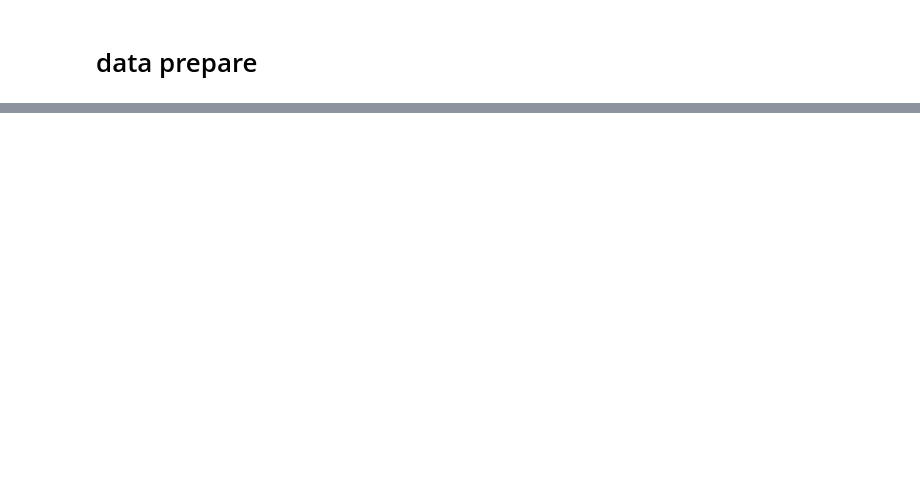
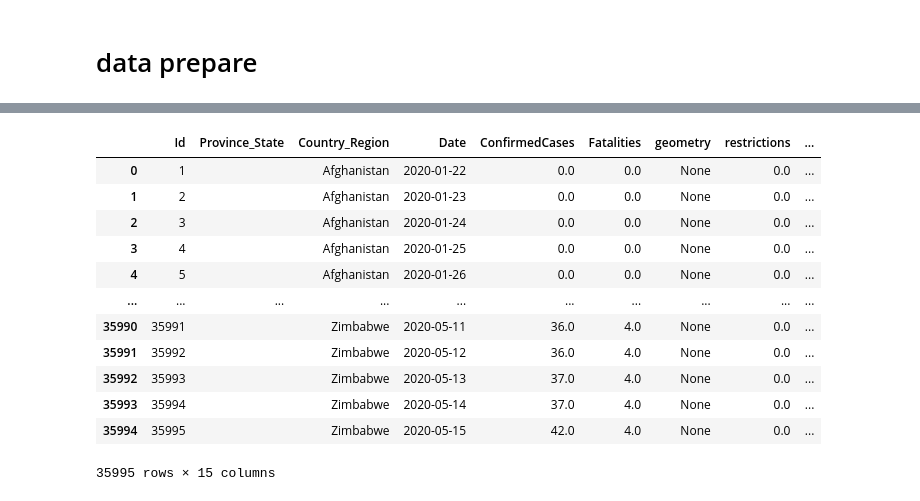
Before and after one commit to liuyixin-louis/dl_learning, a Jupyter notebook: kaggle/cov-19/RNN/rnn.ipynb, the cells around one changed output, grey strips where cells are left out. Cells and saved outputs as stored; diff of their text form; code cells hidden in the pictures; blank space fills up the shorter version.

```diff
--- a/kaggle/cov-19/RNN/rnn.ipynb
+++ b/kaggle/cov-19/RNN/rnn.ipynb
@@ -40,7 +40,7 @@ train_df["Fatalities"] = train_df["Fatalities"].astype("float")
 train_df["Country_Region"] = [ row.Country_Region.replace("'","").strip(" ") if row.Province_State=="" else str(row.Country_Region+"_"+row.Province_State).replace("'","").strip(" ") for idx,row in train_df.iterrows()]
 # %%
 #Still using the enriched data from week 2 as there is everything required for the model's training
-extra_data_df = gpd.read_file("/kaggle/input/enriched-covid-19-week2/enriched_covid_19_week_2.csv")
+extra_data_df = gpd.read_file("/home/young/liuyixin/dl_learning/material/dataset/cov-19-global-predict/enriched_covid_19_week_2.csv")
 extra_data_df["Country_Region"] = [country_name.replace("'","") for country_name in extra_data_df["Country_Region"]]
 extra_data_df["restrictions"] = extra_data_df["restrictions"].astype("int")
 extra_data_df["quarantine"] = extra_data_df["quarantine"].astype("int")
@@ -60,0 +68,3 @@ extra_data_df.head()
+# %%
+train_df = train_df.merge(extra_data_df, how="left", on=['Country_Region','Date']).drop_duplicates()
+train_df.head()
@@ -60,0 +78,31 @@ extra_data_df.head()
+# %%
+for country_region in train_df.Country_Region.unique():
+    query_df = train_df.query("Country_Region=='"+country_region+"' and Date=='2020-03-25'")
+    train_df.loc[(train_df["Country_Region"]==country_region) & (train_df["Date"]>"2020-03-25"),"total_pop"] = query_df.total_pop.values[0]
+    train_df.loc[(train_df["Country_Region"]==country_region) & (train_df["Date"]>"2020-03-25"),"hospibed"] = query_df.hospibed.values[0]
+    train_df.loc[(train_df["Country_Region"]==country_region) & (train_df["Date"]>"2020-03-25"),"density"] = query_df.density.values[0]
+    train_df.loc[(train_df["Country_Region"]==country_region) & (train_df["Date"]>"2020-03-25"),"lung"] = query_df.lung.values[0]
+    train_df.loc[(train_df["Country_Region"]==country_region) & (train_df["Date"]>"2020-03-25"),"age_100+"] = query_df["age_100+"].values[0]
+    train_df.loc[(train_df["Country_Region"]==country_region) & (train_df["Date"]>"2020-03-25"),"restrictions"] = query_df.restrictions.values[0]
+    train_df.loc[(train_df["Country_Region"]==country_region) & (train_df["Date"]>"2020-03-25"),"quarantine"] = query_df.quarantine.values[0]
+    train_df.loc[(train_df["Country_Region"]==country_region) & (train_df["Date"]>"2020-03-25"),"schools"] = query_df.schools.values[0]
+# %%
+median_pop = np.median(extra_data_df.total_pop)
+median_hospibed = np.median(extra_data_df.hospibed)
+median_density = np.median(extra_data_df.density)
+median_lung = np.median(extra_data_df.lung)
+median_centenarian_pop = np.median(extra_data_df["age_100+"])
+#need to replace that with a joint using Pandas
+print("The missing countries/region are:")
+for country_region in train_df.Country_Region.unique():
+    if extra_data_df.query("Country_Region=='"+country_region+"'").empty:
+        print(country_region)
+
+        train_df.loc[train_df["Country_Region"]==country_region,"total_pop"] = median_pop
+        train_df.loc[train_df["Country_Region"]==country_region,"hospibed"] = median_hospibed
+        train_df.loc[train_df["Country_Region"]==country_region,"density"] = median_density
+        train_df.loc[train_df["Country_Region"]==country_region,"lung"] = median_lung
+        train_df.loc[train_df["Country_Region"]==country_region,"age_100+"] = median_centenarian_pop
+        train_df.loc[train_df["Country_Region"]==country_region,"restrictions"] = 0
+        train_df.loc[train_df["Country_Region"]==country_region,"quarantine"] = 0
+        train_df.loc[train_df["Country_Region"]==country_region,"schools"] = 0
@@ -60,0 +132,16 @@ extra_data_df.head()
+# %%
+train_df
+# %% [output]
+|  | Id | Province_State | Country_Region | Date | ConfirmedCases | Fatalities | geometry | restrictions | ... |
+| 0 | 1 |  | Afghanistan | 2020-01-22 | 0.0 | 0.0 | None | 0.0 | ... |
+| 1 | 2 |  | Afghanistan | 2020-01-23 | 0.0 | 0.0 | None | 0.0 | ... |
+| 2 | 3 |  | Afghanistan | 2020-01-24 | 0.0 | 0.0 | None | 0.0 | ... |
+| 3 | 4 |  | Afghanistan | 2020-01-25 | 0.0 | 0.0 | None | 0.0 | ... |
+| 4 | 5 |  | Afghanistan | 2020-01-26 | 0.0 | 0.0 | None | 0.0 | ... |
+| ... | ... | ... | ... | ... | ... | ... | ... | ... | ... |
+| 35990 | 35991 |  | Zimbabwe | 2020-05-11 | 36.0 | 4.0 | None | 0.0 | ... |
+| 35991 | 35992 |  | Zimbabwe | 2020-05-12 | 36.0 | 4.0 | None | 0.0 | ... |
+| 35992 | 35993 |  | Zimbabwe | 2020-05-13 | 37.0 | 4.0 | None | 0.0 | ... |
+| 35993 | 35994 |  | Zimbabwe | 2020-05-14 | 37.0 | 4.0 | None | 0.0 | ... |
+| 35994 | 35995 |  | Zimbabwe | 2020-05-15 | 42.0 | 4.0 | None | 0.0 | ... |
+35995 rows × 15 columns
```
Also changed, not shown: parts of 24 cells of this notebook, 5 other files.
